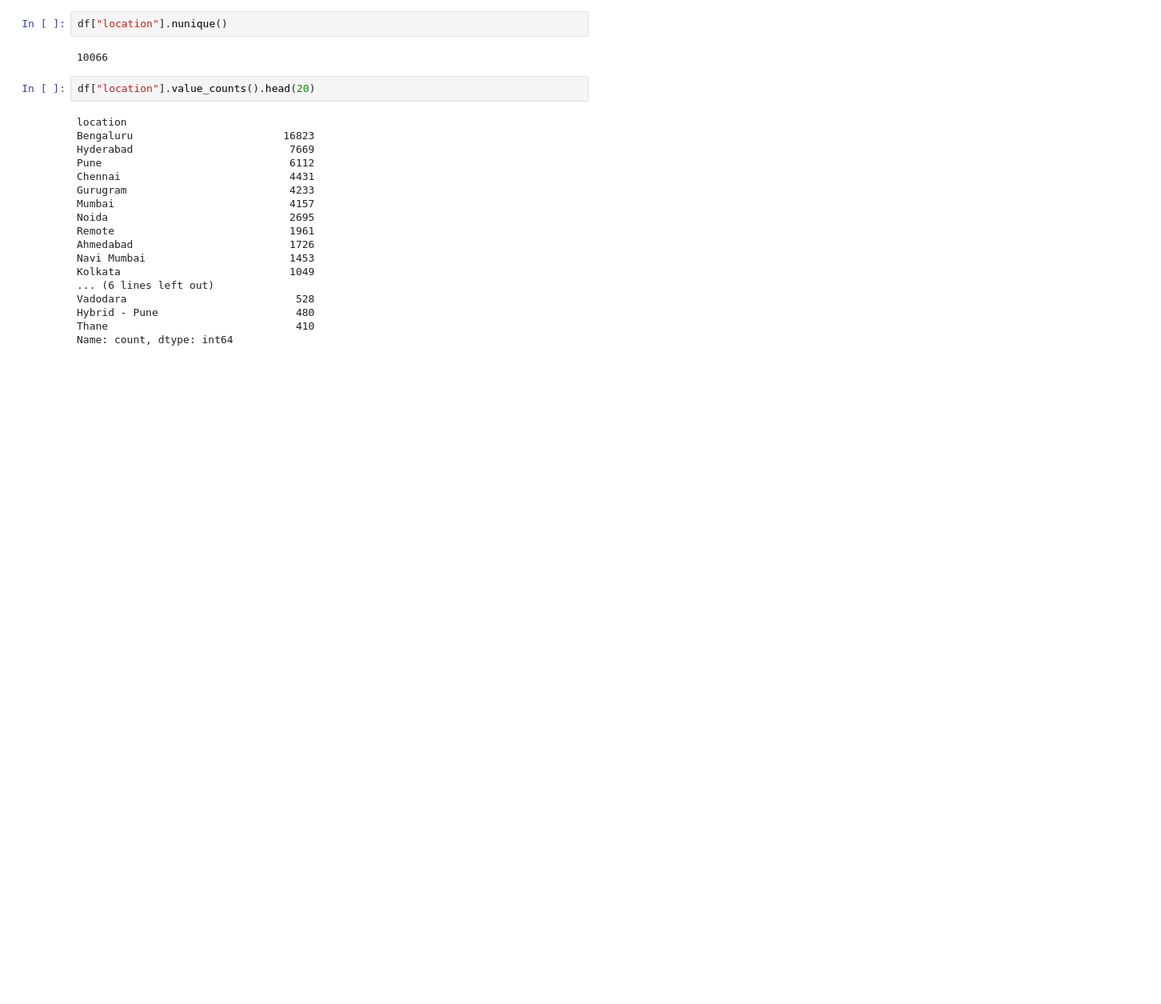
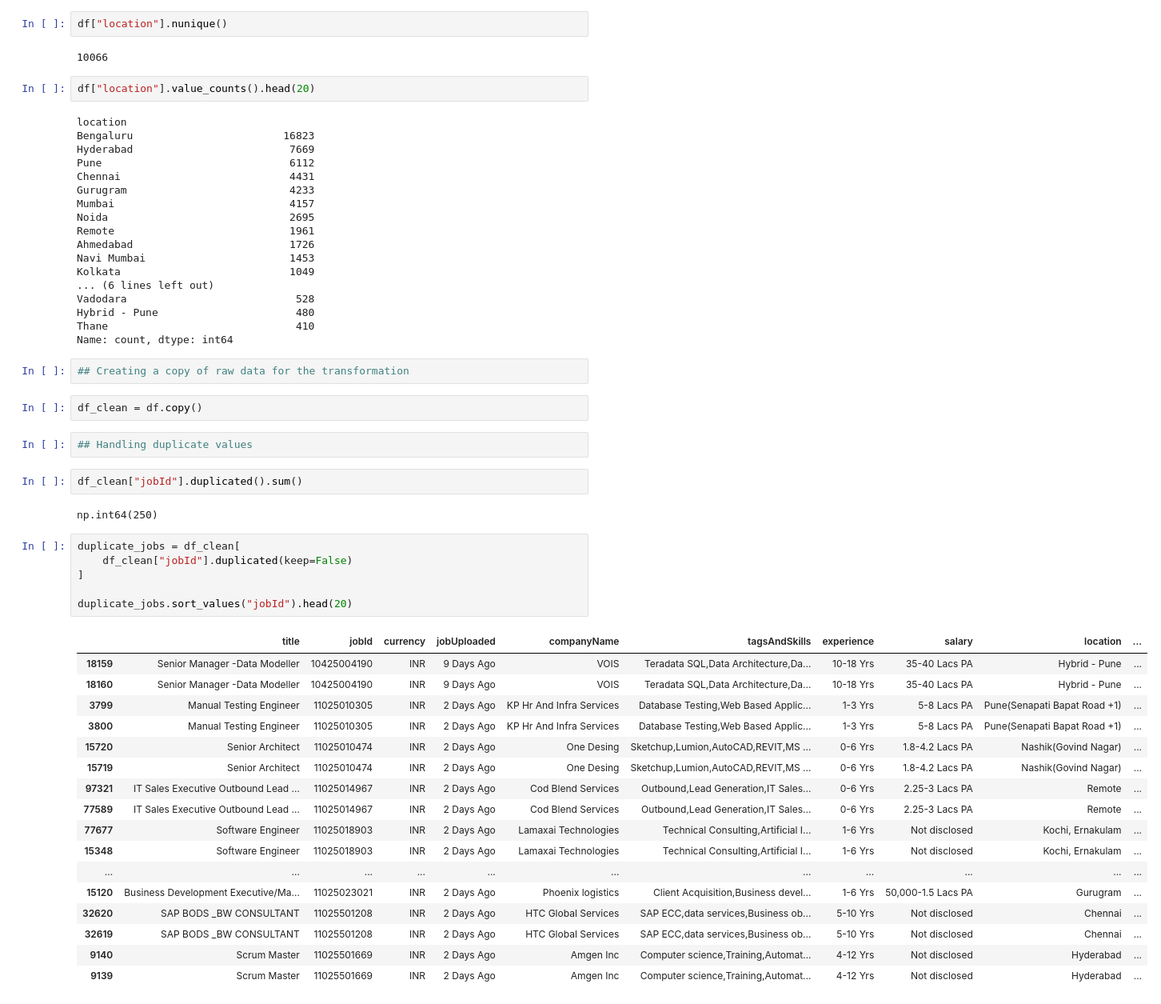
Before and after one commit to pdhall-us/india-gcc-workforce-analytics, a Jupyter notebook: notebooks/01_data_cleaning_eda.ipynb, the cells around one changed output. Shown at 80% size. Drawn from its saved outputs; the diff is of its cells as text; blank space fills up the shorter version.

```diff
--- a/notebooks/01_data_cleaning_eda.ipynb
+++ b/notebooks/01_data_cleaning_eda.ipynb
@@ -175,3 +173,37 @@ Vadodara                           528
 Hybrid - Pune                      480
 Thane                              410
 Name: count, dtype: int64
+# %%
+## Creating a copy of raw data for the transformation
+# %%
+df_clean = df.copy()
+# %%
+## Handling duplicate values
+# %%
+df_clean["jobId"].duplicated().sum()
+# %% [output]
+np.int64(250)
+# %%
+duplicate_jobs = df_clean[
+    df_clean["jobId"].duplicated(keep=False)
+]
+
+duplicate_jobs.sort_values("jobId").head(20)
+# %% [output]
+|  | title | jobId | currency | jobUploaded | companyName | tagsAndSkills | experience | salary | location | ... |
+| 18159 | Senior Manager -Data Modeller | 10425004190 | INR | 9 Days Ago | VOIS | Teradata SQL,Data Architecture,Da... | 10-18 Yrs | 35-40 Lacs PA | Hybrid - Pune | ... |
+| 18160 | Senior Manager -Data Modeller | 10425004190 | INR | 9 Days Ago | VOIS | Teradata SQL,Data Architecture,Da... | 10-18 Yrs | 35-40 Lacs PA | Hybrid - Pune | ... |
+| 3799 | Manual Testing Engineer | 11025010305 | INR | 2 Days Ago | KP Hr And Infra Services | Database Testing,Web Based Applic... | 1-3 Yrs | 5-8 Lacs PA | Pune(Senapati Bapat Road +1) | ... |
+| 3800 | Manual Testing Engineer | 11025010305 | INR | 2 Days Ago | KP Hr And Infra Services | Database Testing,Web Based Applic... | 1-3 Yrs | 5-8 Lacs PA | Pune(Senapati Bapat Road +1) | ... |
+| 15720 | Senior Architect | 11025010474 | INR | 2 Days Ago | One Desing | Sketchup,Lumion,AutoCAD,REVIT,MS ... | 0-6 Yrs | 1.8-4.2 Lacs PA | Nashik(Govind Nagar) | ... |
+| 15719 | Senior Architect | 11025010474 | INR | 2 Days Ago | One Desing | Sketchup,Lumion,AutoCAD,REVIT,MS ... | 0-6 Yrs | 1.8-4.2 Lacs PA | Nashik(Govind Nagar) | ... |
+| 97321 | IT Sales Executive Outbound Lead ... | 11025014967 | INR | 2 Days Ago | Cod Blend Services | Outbound,Lead Generation,IT Sales... | 0-6 Yrs | 2.25-3 Lacs PA | Remote | ... |
+| 77589 | IT Sales Executive Outbound Lead ... | 11025014967 | INR | 2 Days Ago | Cod Blend Services | Outbound,Lead Generation,IT Sales... | 0-6 Yrs | 2.25-3 Lacs PA | Remote | ... |
+| 77677 | Software Engineer | 11025018903 | INR | 2 Days Ago | Lamaxai Technologies | Technical Consulting,Artificial I... | 1-6 Yrs | Not disclosed | Kochi, Ernakulam | ... |
+| 15348 | Software Engineer | 11025018903 | INR | 2 Days Ago | Lamaxai Technologies | Technical Consulting,Artificial I... | 1-6 Yrs | Not disclosed | Kochi, Ernakulam | ... |
+| ... | ... | ... | ... | ... | ... | ... | ... | ... | ... | ... |
+| 15120 | Business Development Executive/Ma... | 11025023021 | INR | 2 Days Ago | Phoenix logistics | Client Acquisition,Business devel... | 1-6 Yrs | 50,000-1.5 Lacs PA | Gurugram | ... |
+| 32620 | SAP BODS _BW CONSULTANT | 11025501208 | INR | 2 Days Ago | HTC Global Services | SAP ECC,data services,Business ob... | 5-10 Yrs | Not disclosed | Chennai | ... |
+| 32619 | SAP BODS _BW CONSULTANT | 11025501208 | INR | 2 Days Ago | HTC Global Services | SAP ECC,data services,Business ob... | 5-10 Yrs | Not disclosed | Chennai | ... |
+| 9140 | Scrum Master | 11025501669 | INR | 2 Days Ago | Amgen Inc | Computer science,Training,Automat... | 4-12 Yrs | Not disclosed | Hyderabad | ... |
+| 9139 | Scrum Master | 11025501669 | INR | 2 Days Ago | Amgen Inc | Computer science,Training,Automat... | 4-12 Yrs | Not disclosed | Hyderabad | ... |
```
Also changed, not shown: parts of 70 cells of this notebook.
